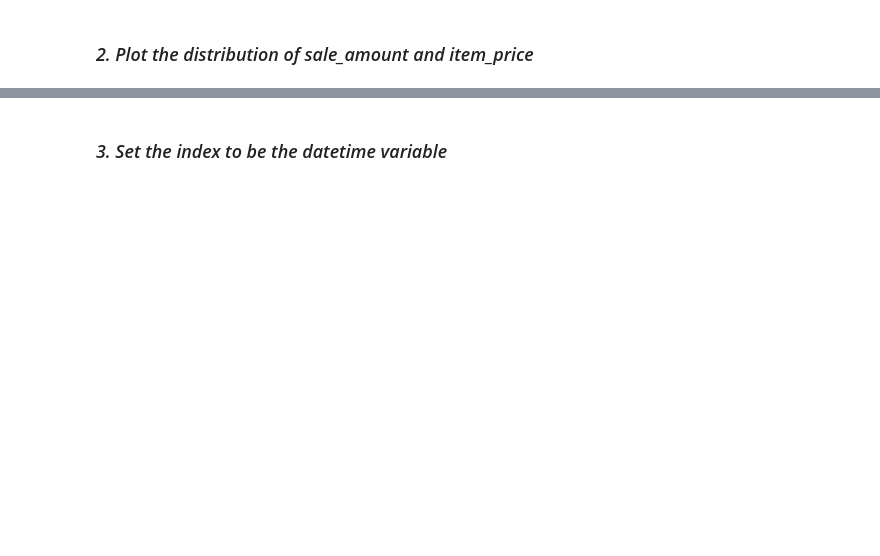
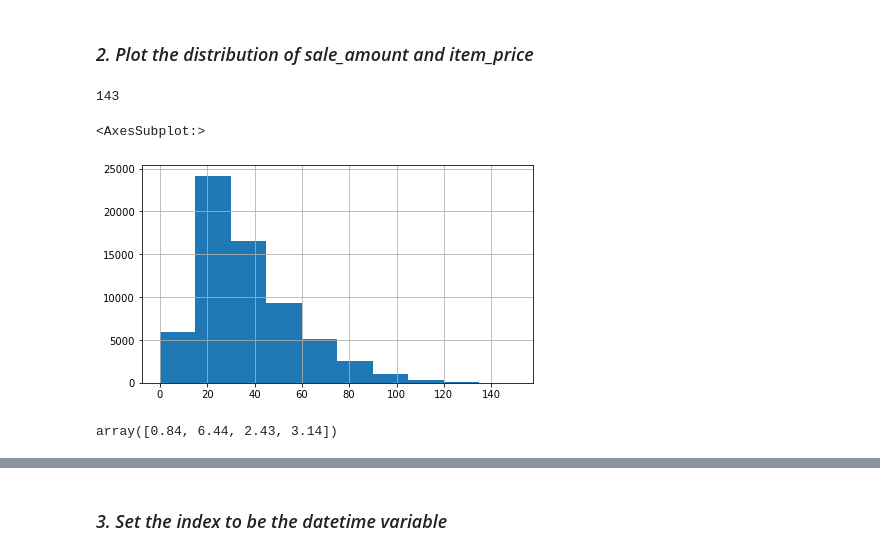
Before and after one commit to Severina7/time_series_exercises, a Jupyter notebook: preparation_exercises.ipynb, the cells around one changed output, grey strips where cells are left out. Saved outputs shown, nothing was run; the diff lists cells and outputs as text; code cells hidden in the pictures; blank space fills up the shorter version.

```diff
--- a/preparation_exercises.ipynb
+++ b/preparation_exercises.ipynb
@@ -4,0 +17,5 @@
+# %%
+# Acquiring the necessary file
+
+sales_info = acquire.get_local_sales_info()
+sales_info.head()
@@ -7,2 +108,22 @@
 # %% [markdown]
 ### *2. Plot the distribution of sale_amount and item_price*
+# %%
+# Checking the number of categories inside sale_amount
+
+sales_info.sale_amount.nunique()
+# %% [output]
+143
+# %%
+# Plotting sale_amount
+
+plt.figure(figsize= (7, 4))
+sales_info.sale_amount.hist()
+# %% [output]
+<AxesSubplot:>
+[figure, added]
+# %%
+# Checking the number of categories inside item_price and their label
+
+sales_info.item_price.unique()
+# %% [output]
+array([0.84, 6.44, 2.43, 3.14])
```
Also changed, not shown: parts of 14 cells of this notebook, 4 other files.
